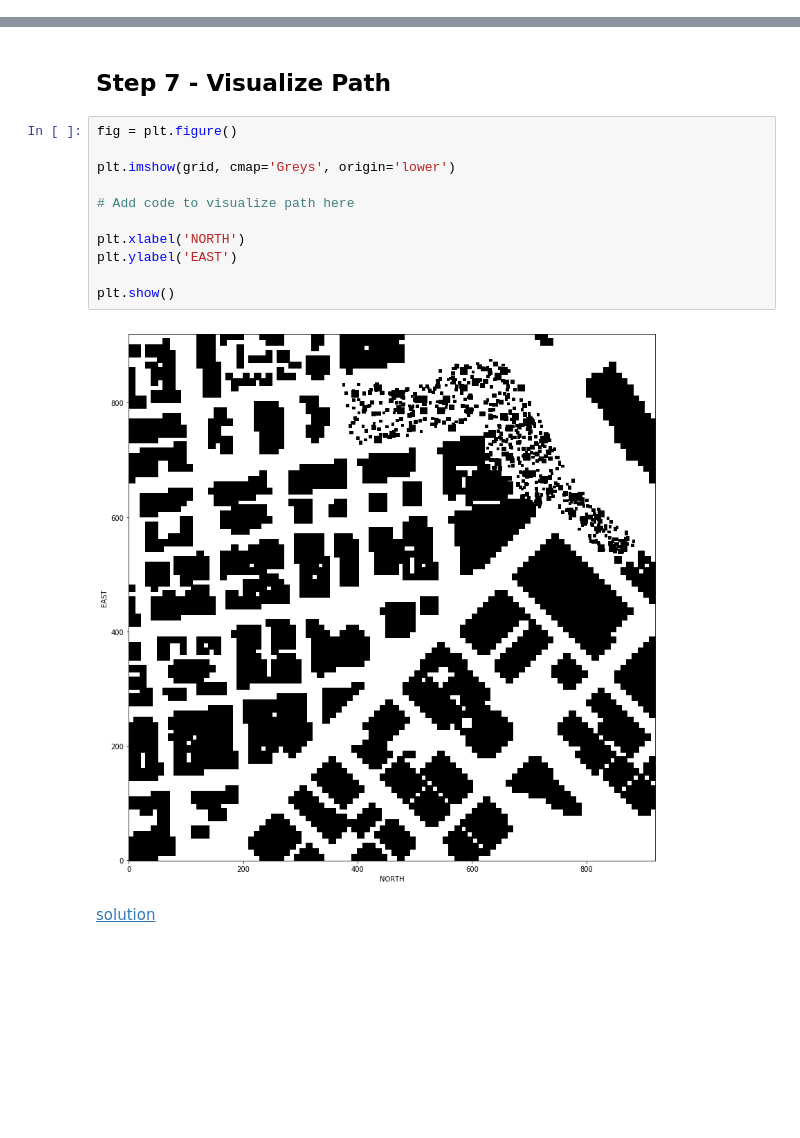
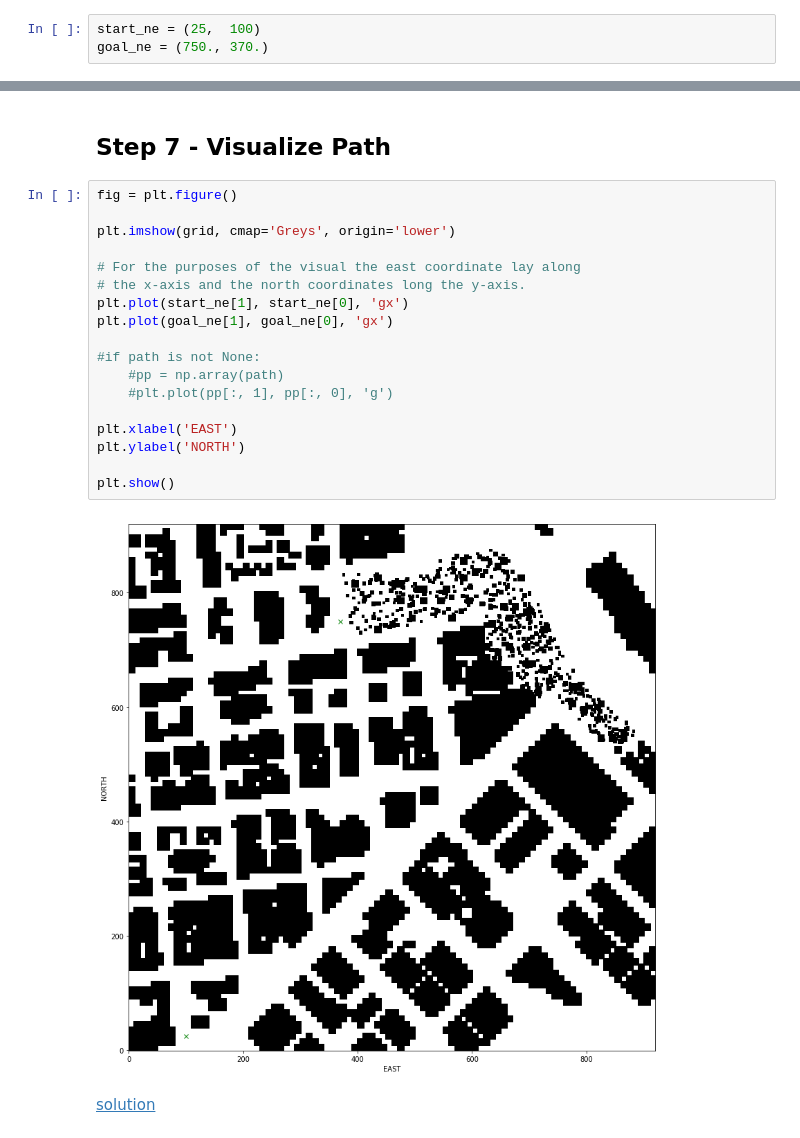
Before and after one commit to chrisdalke/udacity-flying-car-nanodegree, a Jupyter notebook: part-2-exercises/Probabilistic-Roadmap.ipynb, the cells around one changed output, grey strips where cells are left out. Saved outputs shown, nothing was run; the diff lists cells and outputs as text; blank space fills up the shorter version.

```diff
--- a/part-2-exercises/Probabilistic-Roadmap.ipynb
+++ b/part-2-exercises/Probabilistic-Roadmap.ipynb
@@ -140,0 +334,3 @@ def a_star(graph, heuristic, start, goal):
+# %%
+start_ne = (25,  100)
+goal_ne = (750., 370.)
@@ -141,17 +372,24 @@ def a_star(graph, heuristic, start, goal):
 # %% [markdown]
 ## Step 7 - Visualize Path
-# %%
-fig = plt.figure()
-
-plt.imshow(grid, cmap='Greys', origin='lower')
-
-# Add code to visualize path here
-
-plt.xlabel('NORTH')
-plt.ylabel('EAST')
-
-plt.show()
-# %% [output]
-[figure, removed]
+# %%
+fig = plt.figure()
+
+plt.imshow(grid, cmap='Greys', origin='lower')
+
+# For the purposes of the visual the east coordinate lay along
+# the x-axis and the north coordinates long the y-axis.
+plt.plot(start_ne[1], start_ne[0], 'gx')
+plt.plot(goal_ne[1], goal_ne[0], 'gx')
+
+#if path is not None:
+    #pp = np.array(path)
+    #plt.plot(pp[:, 1], pp[:, 0], 'g')
+
+plt.xlabel('EAST')
+plt.ylabel('NORTH')
+
+plt.show()
+# %% [output]
+[figure, added]
 # %% [markdown]
 [solution](/notebooks/Probabilistic-Roadmap-Solution.ipynb)
```
Also changed, not shown: parts of 21 cells of this notebook, 2 other files.
